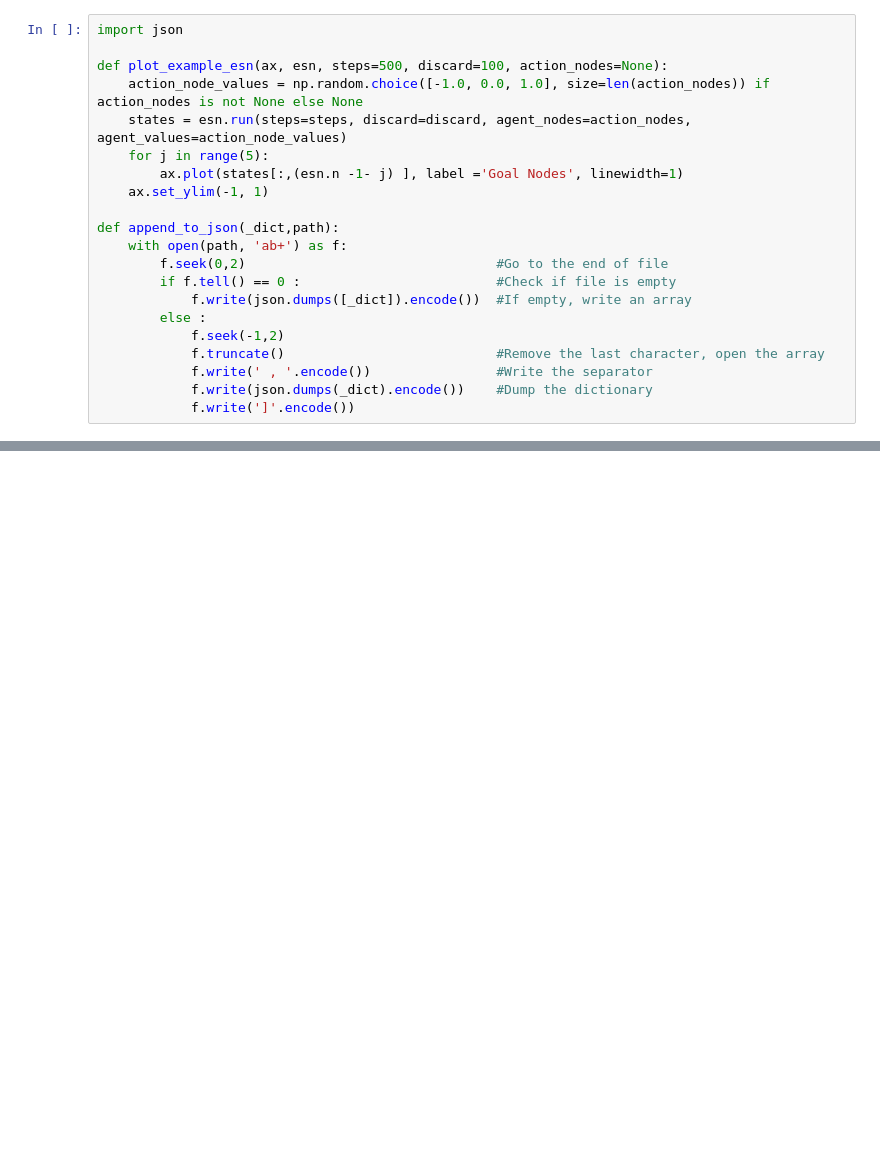
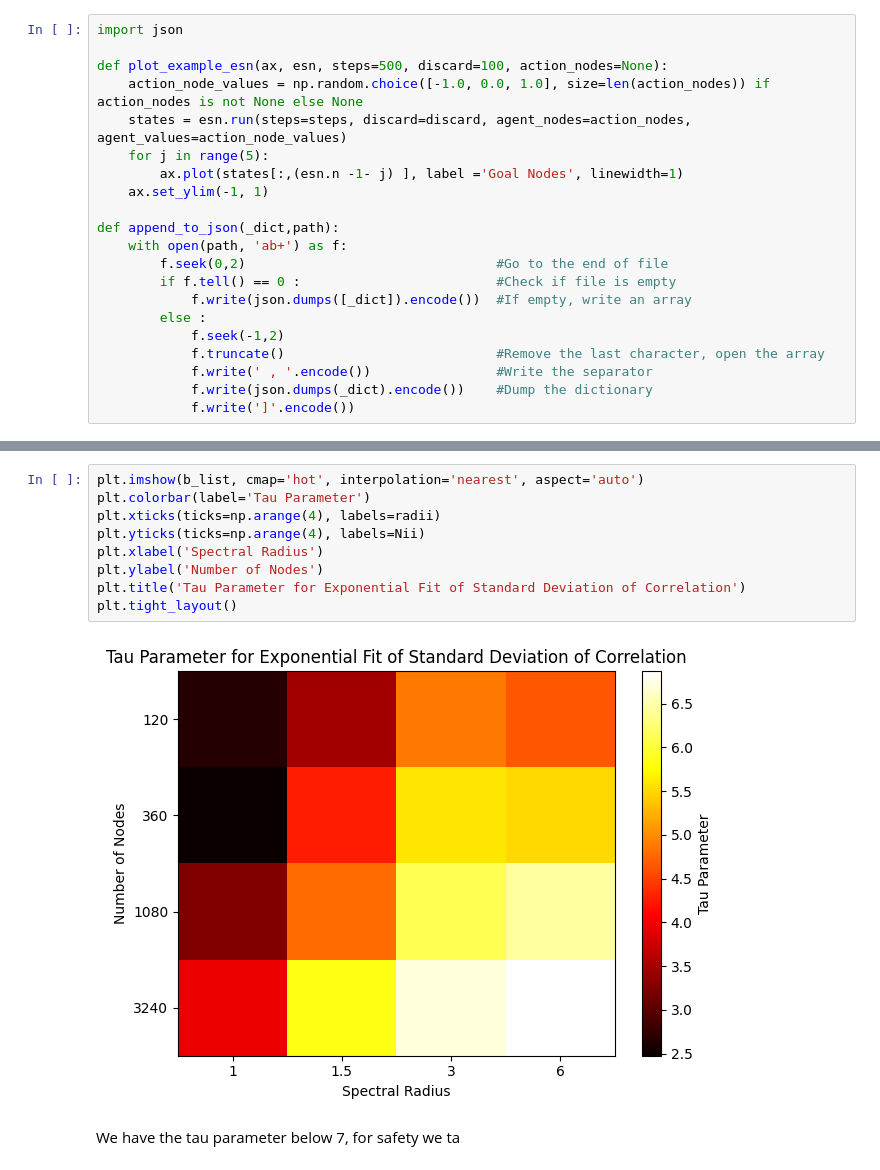
Before and after one commit to paulbanse/Proxy_General_Model, a Jupyter notebook: twoplayers_correlations_over_runs.ipynb, the cells around one changed output, grey strips where cells are left out. Saved outputs shown, nothing was run; the diff lists cells and outputs as text; blank space fills up the shorter version.

```diff
--- a/twoplayers_correlations_over_runs.ipynb
+++ b/twoplayers_correlations_over_runs.ipynb
@@ -565,0 +794,13 @@ array([-0.68626747])
+# %%
+plt.imshow(b_list, cmap='hot', interpolation='nearest', aspect='auto')
+plt.colorbar(label='Tau Parameter')
+plt.xticks(ticks=np.arange(4), labels=radii)
+plt.yticks(ticks=np.arange(4), labels=Nii)
+plt.xlabel('Spectral Radius')
+plt.ylabel('Number of Nodes')
+plt.title('Tau Parameter for Exponential Fit of Standard Deviation of Correlation')
+plt.tight_layout()
+# %% [output]
+[figure, added]
+# %% [markdown]
+We have the tau parameter below 7, for safety we ta
```
Also changed, not shown: parts of 12 cells of this notebook, 6 other files.
